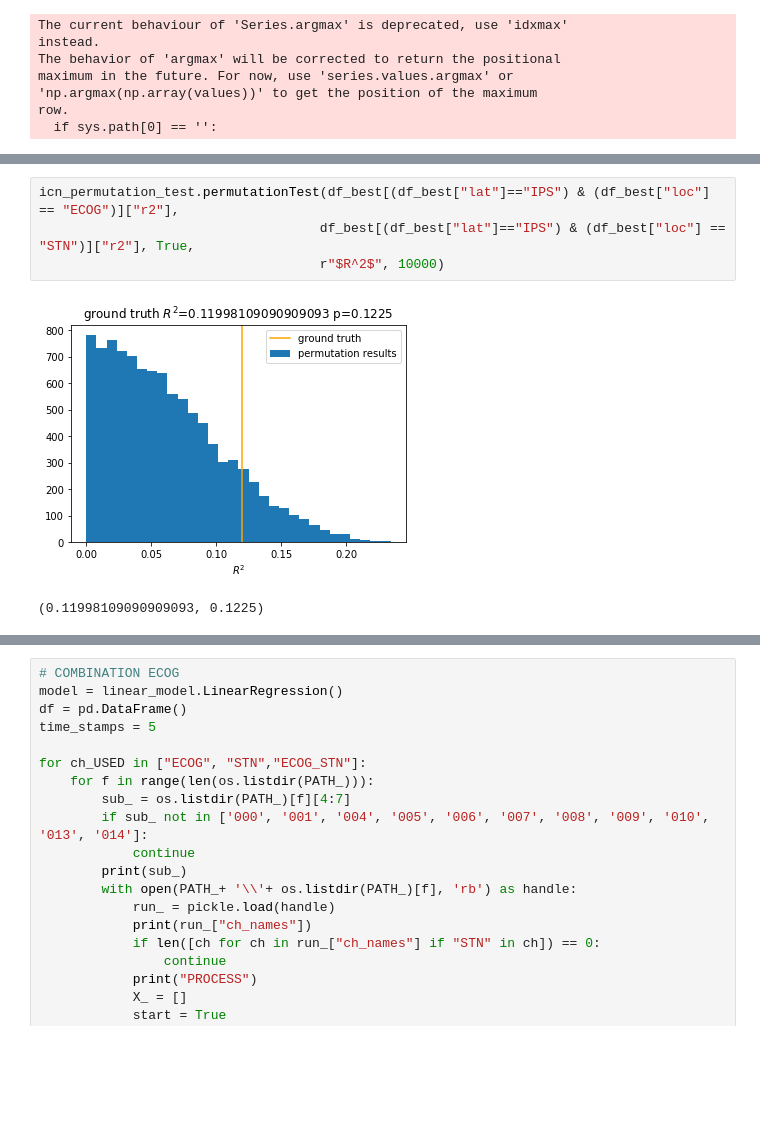
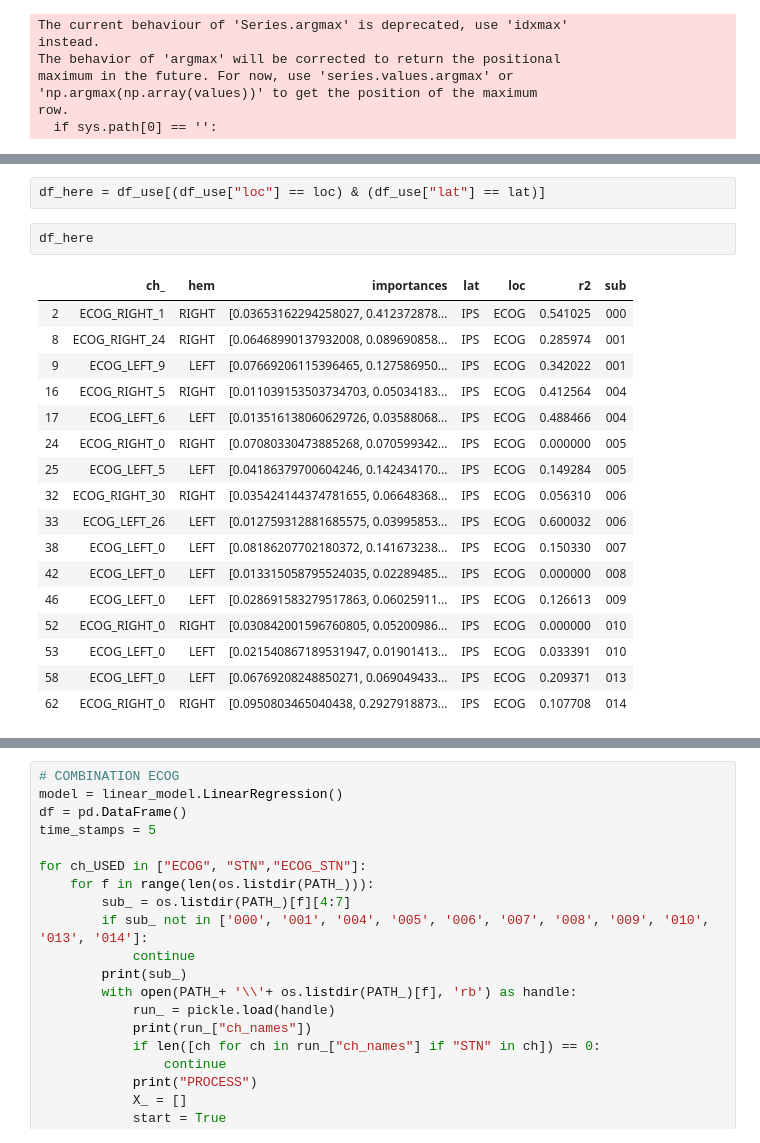
Before and after one commit to neuromodulation/icn, a Jupyter notebook: ECOG_vs_STN/Results_Analysis/ECOG_STN_feature_analysis/test_XGB_same_size_feature_importances.ipynb, the cells around one changed output, grey strips where cells are left out. Saved outputs shown, nothing was run; the diff lists cells and outputs as text; blank space fills up the shorter version.

```diff
--- a/ECOG_vs_STN/Results_Analysis/ECOG_STN_feature_analysis/test_XGB_same_size_feature_importances.ipynb
+++ b/ECOG_vs_STN/Results_Analysis/ECOG_STN_feature_analysis/test_XGB_same_size_feature_importances.ipynb
@@ -274,7 +185,22 @@ icn_permutation_test.permutationTest(df_best[(df_best["lat"]=="CON") & (df_best[
-# %%
-icn_permutation_test.permutationTest(df_best[(df_best["lat"]=="IPS") & (df_best["loc"] == "ECOG")]["r2"],
-                                    df_best[(df_best["lat"]=="IPS") & (df_best["loc"] == "STN")]["r2"], True,
-                                    r"$R^2$", 10000)
-# %% [output]
-[figure, removed]
-(0.11998109090909093, 0.1225)
+# %%
+df_here = df_use[(df_use["loc"] == loc) & (df_use["lat"] == lat)]
+# %%
+df_here
+# %% [output]
+|  | ch_ | hem | importances | lat | loc | r2 | sub |
+| 2 | ECOG_RIGHT_1 | RIGHT | [0.03653162294258027, 0.412372878... | IPS | ECOG | 0.541025 | 000 |
+| 8 | ECOG_RIGHT_24 | RIGHT | [0.06468990137932008, 0.089690858... | IPS | ECOG | 0.285974 | 001 |
+| 9 | ECOG_LEFT_9 | LEFT | [0.07669206115396465, 0.127586950... | IPS | ECOG | 0.342022 | 001 |
+| 16 | ECOG_RIGHT_5 | RIGHT | [0.011039153503734703, 0.05034183... | IPS | ECOG | 0.412564 | 004 |
+| 17 | ECOG_LEFT_6 | LEFT | [0.013516138060629726, 0.03588068... | IPS | ECOG | 0.488466 | 004 |
+| 24 | ECOG_RIGHT_0 | RIGHT | [0.07080330473885268, 0.070599342... | IPS | ECOG | 0.000000 | 005 |
+| 25 | ECOG_LEFT_5 | LEFT | [0.04186379700604246, 0.142434170... | IPS | ECOG | 0.149284 | 005 |
+| 32 | ECOG_RIGHT_30 | RIGHT | [0.035424144374781655, 0.06648368... | IPS | ECOG | 0.056310 | 006 |
+| 33 | ECOG_LEFT_26 | LEFT | [0.012759312881685575, 0.03995853... | IPS | ECOG | 0.600032 | 006 |
+| 38 | ECOG_LEFT_0 | LEFT | [0.08186207702180372, 0.141673238... | IPS | ECOG | 0.150330 | 007 |
+| 42 | ECOG_LEFT_0 | LEFT | [0.013315058795524035, 0.02289485... | IPS | ECOG | 0.000000 | 008 |
+| 46 | ECOG_LEFT_0 | LEFT | [0.028691583279517863, 0.06025911... | IPS | ECOG | 0.126613 | 009 |
+| 52 | ECOG_RIGHT_0 | RIGHT | [0.030842001596760805, 0.05200986... | IPS | ECOG | 0.000000 | 010 |
+| 53 | ECOG_LEFT_0 | LEFT | [0.021540867189531947, 0.01901413... | IPS | ECOG | 0.033391 | 010 |
+| 58 | ECOG_LEFT_0 | LEFT | [0.06769208248850271, 0.069049433... | IPS | ECOG | 0.209371 | 013 |
+| 62 | ECOG_RIGHT_0 | RIGHT | [0.0950803465040438, 0.2927918873... | IPS | ECOG | 0.107708 | 014 |
```
Also changed, not shown: parts of 28 cells of this notebook, 1 other file.
